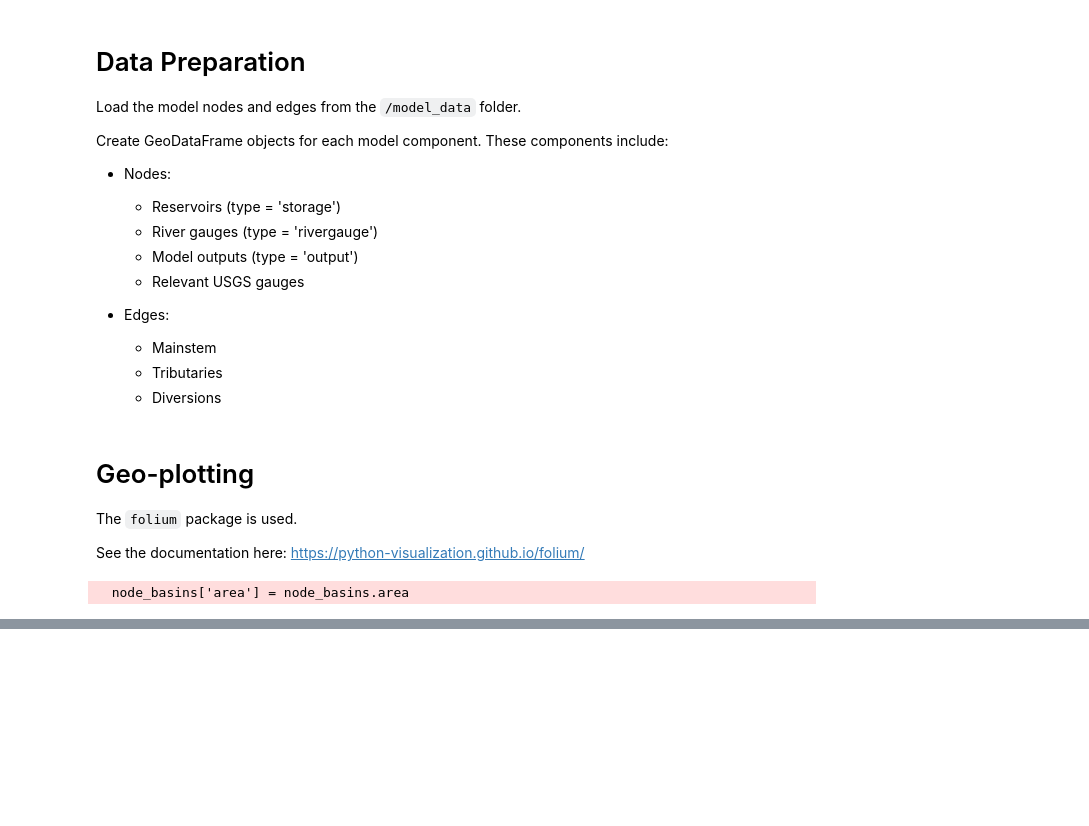
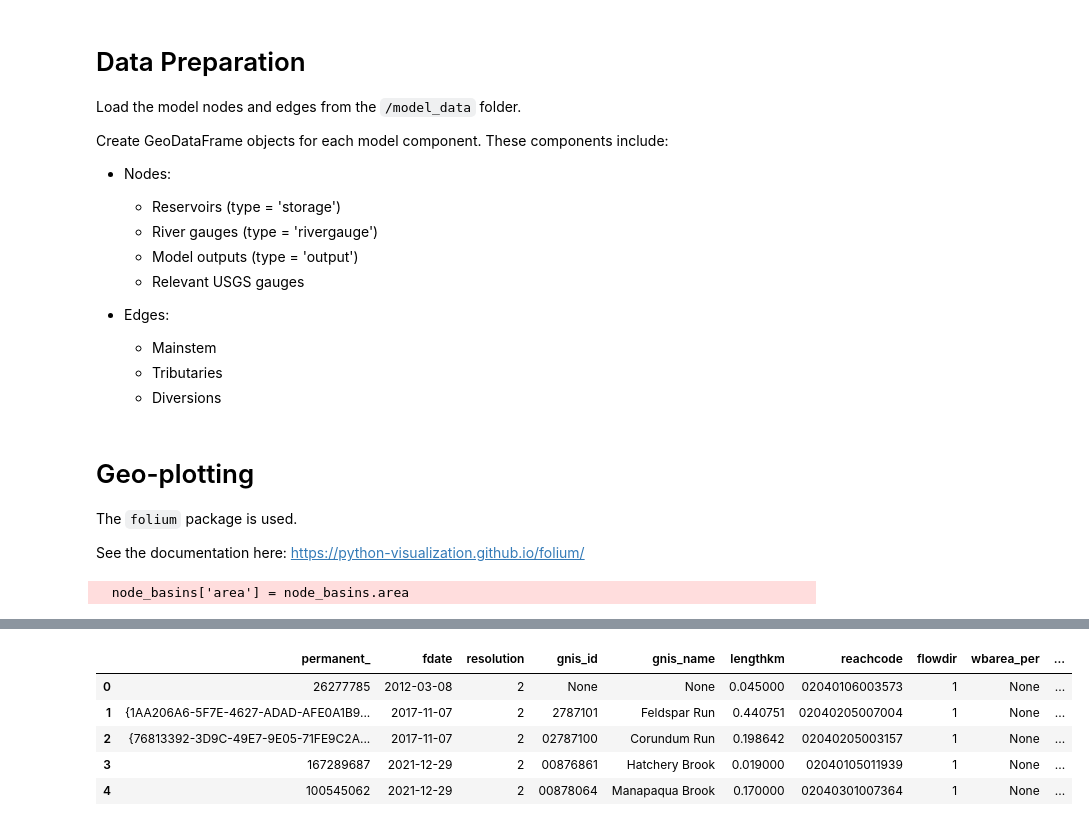
Before and after one commit to Pywr-DRB/Pywr-DRB, a Jupyter notebook: DRB_spatial/DRB_model_map.ipynb, the cells around one changed output, grey strips where cells are left out. Saved outputs shown, nothing was run; the diff lists cells and outputs as text; code cells hidden in the pictures; blank space fills up the shorter version.

```diff
--- a/DRB_spatial/DRB_model_map.ipynb
+++ b/DRB_spatial/DRB_model_map.ipynb
@@ -554,0 +576,12 @@ geomap
+# %%
+nhd = gpd.read_file('../DRB_spatial/NHD_0204/Shape/NHDFlowline.shp').to_crs(crs)
+# nhd.plot()
+# %%
+nhd.head()
+# %% [output]
+|  | permanent_ | fdate | resolution | gnis_id | gnis_name | lengthkm | reachcode | flowdir | wbarea_per | ... |
+| 0 | 26277785 | 2012-03-08 | 2 | None | None | 0.045000 | 02040106003573 | 1 | None | ... |
+| 1 | {1AA206A6-5F7E-4627-ADAD-AFE0A1B9... | 2017-11-07 | 2 | 2787101 | Feldspar Run | 0.440751 | 02040205007004 | 1 | None | ... |
+| 2 | {76813392-3D9C-49E7-9E05-71FE9C2A... | 2017-11-07 | 2 | 02787100 | Corundum Run | 0.198642 | 02040205003157 | 1 | None | ... |
+| 3 | 167289687 | 2021-12-29 | 2 | 00876861 | Hatchery Brook | 0.019000 | 02040105011939 | 1 | None | ... |
+| 4 | 100545062 | 2021-12-29 | 2 | 00878064 | Manapaqua Brook | 0.170000 | 02040301007364 | 1 | None | ... |
```
Also changed, not shown: parts of 10 cells of this notebook, 14 other files.
